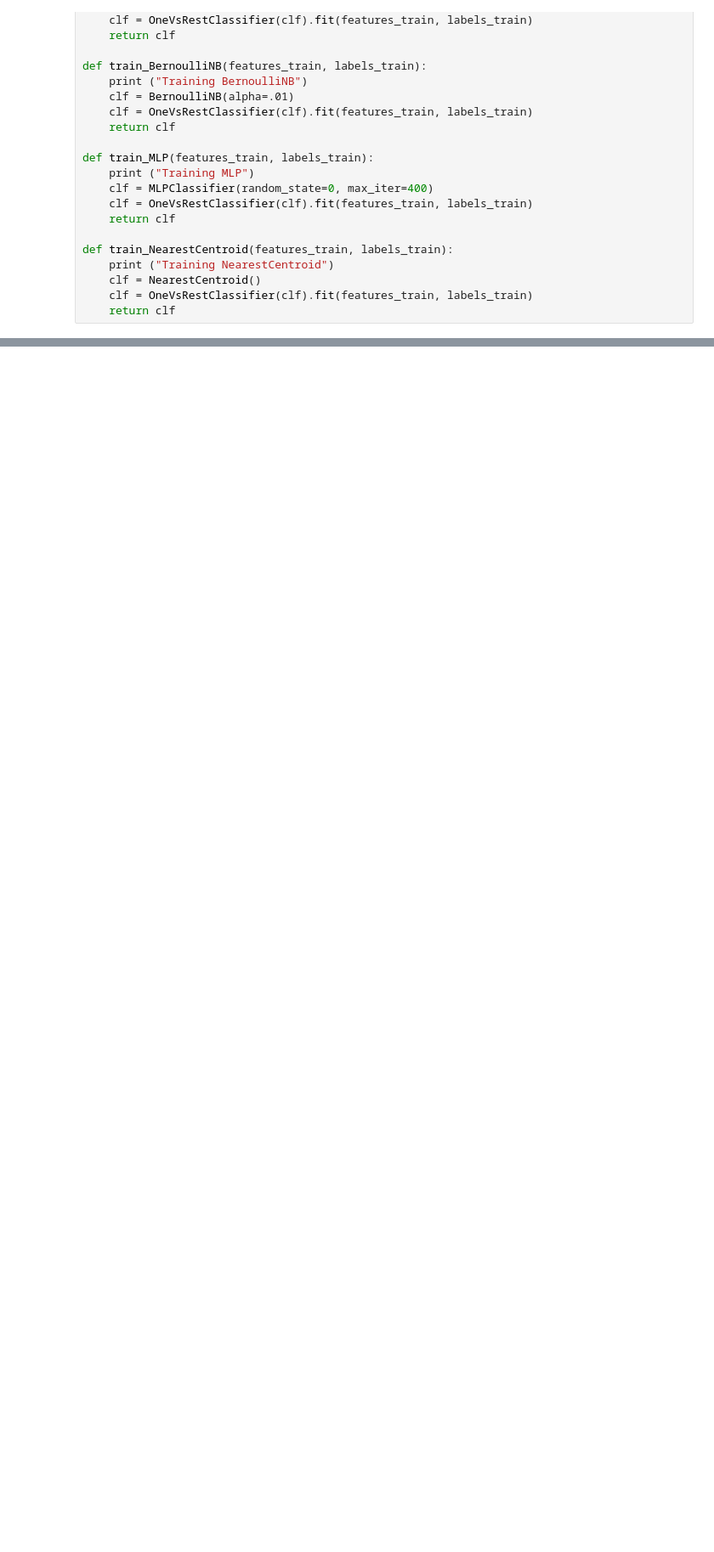
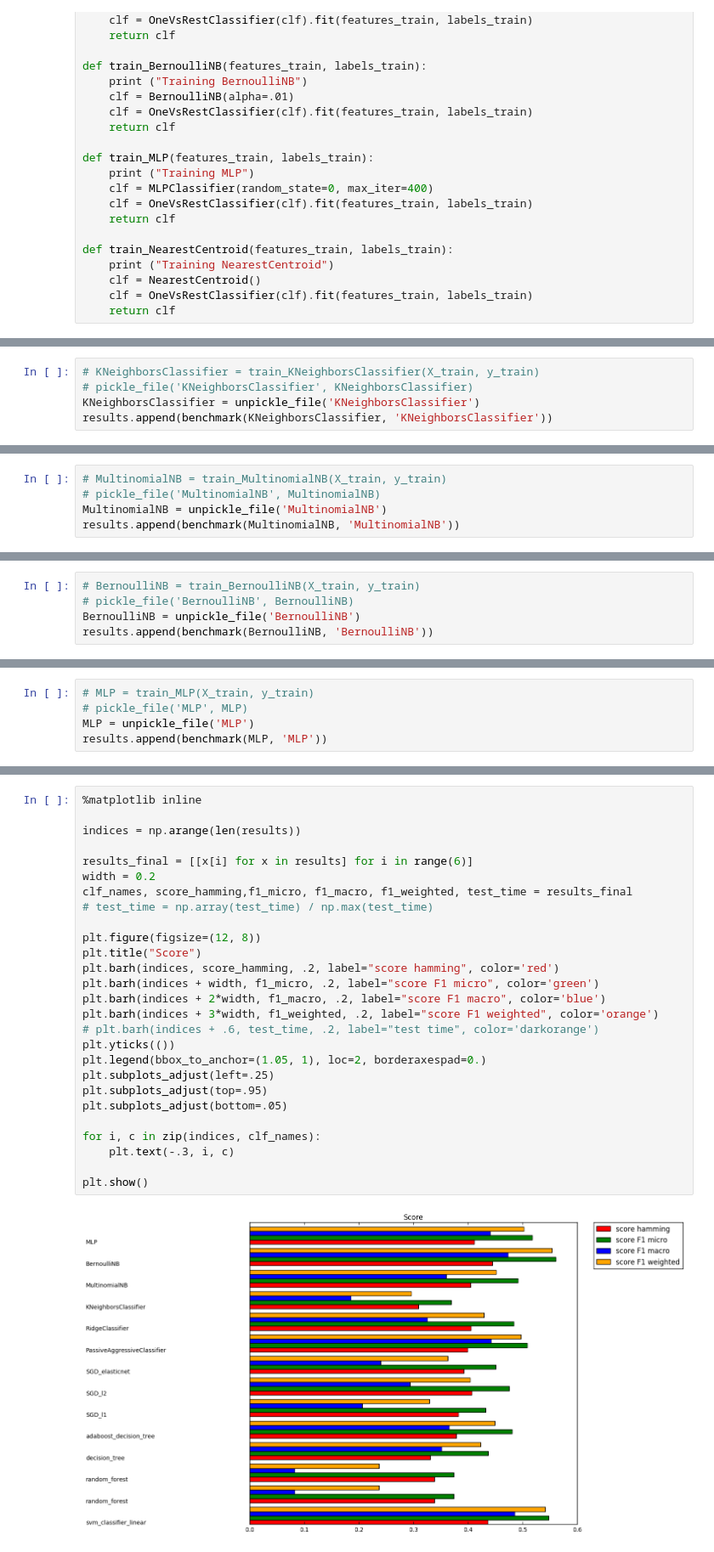
Before and after one commit to akhoufi/Pick-The-Sneak-Peek, a Jupyter notebook: multi classifiers.ipynb, the cells around one changed output, grey strips where cells are left out. Shown: that part at 85% size. Cells and saved outputs as stored; diff of their text form; blank space fills up the shorter version.

Commit message:
final multi classi

```diff
--- a/multi classifiers.ipynb
+++ b/multi classifiers.ipynb
@@ -497,0 +441,5 @@ TypeError: 'OneVsRestClassifier' object is not callable
+# %%
+# KNeighborsClassifier = train_KNeighborsClassifier(X_train, y_train)
+# pickle_file('KNeighborsClassifier', KNeighborsClassifier)
+KNeighborsClassifier = unpickle_file('KNeighborsClassifier')
+results.append(benchmark(KNeighborsClassifier, 'KNeighborsClassifier'))
@@ -497,0 +464,5 @@ TypeError: 'OneVsRestClassifier' object is not callable
+# %%
+# MultinomialNB = train_MultinomialNB(X_train, y_train)
+# pickle_file('MultinomialNB', MultinomialNB)
+MultinomialNB = unpickle_file('MultinomialNB')
+results.append(benchmark(MultinomialNB, 'MultinomialNB'))
@@ -497,0 +487,5 @@ TypeError: 'OneVsRestClassifier' object is not callable
+# %%
+# BernoulliNB = train_BernoulliNB(X_train, y_train)
+# pickle_file('BernoulliNB', BernoulliNB)
+BernoulliNB = unpickle_file('BernoulliNB')
+results.append(benchmark(BernoulliNB, 'BernoulliNB'))
@@ -497,0 +510,5 @@ TypeError: 'OneVsRestClassifier' object is not callable
+# %%
+# MLP = train_MLP(X_train, y_train)
+# pickle_file('MLP', MLP)
+MLP = unpickle_file('MLP')
+results.append(benchmark(MLP, 'MLP'))
@@ -497,0 +533,29 @@ TypeError: 'OneVsRestClassifier' object is not callable
+# %%
+%matplotlib inline
+
+indices = np.arange(len(results))
+
+results_final = [[x[i] for x in results] for i in range(6)]
+width = 0.2
+clf_names, score_hamming,f1_micro, f1_macro, f1_weighted, test_time = results_final
+# test_time = np.array(test_time) / np.max(test_time)
+
+plt.figure(figsize=(12, 8))
+plt.title("Score")
+plt.barh(indices, score_hamming, .2, label="score hamming", color='red')
+plt.barh(indices + width, f1_micro, .2, label="score F1 micro", color='green')
+plt.barh(indices + 2*width, f1_macro, .2, label="score F1 macro", color='blue')
+plt.barh(indices + 3*width, f1_weighted, .2, label="score F1 weighted", color='orange')
+# plt.barh(indices + .6, test_time, .2, label="test time", color='darkorange')
+plt.yticks(())
+plt.legend(bbox_to_anchor=(1.05, 1), loc=2, borderaxespad=0.)
+plt.subplots_adjust(left=.25)
+plt.subplots_adjust(top=.95)
+plt.subplots_adjust(bottom=.05)
+
+for i, c in zip(indices, clf_names):
+    plt.text(-.3, i, c)
+
+plt.show()
+# %% [output]
+[figure, added]
```
Also changed, not shown: parts of 28 cells of this notebook.
